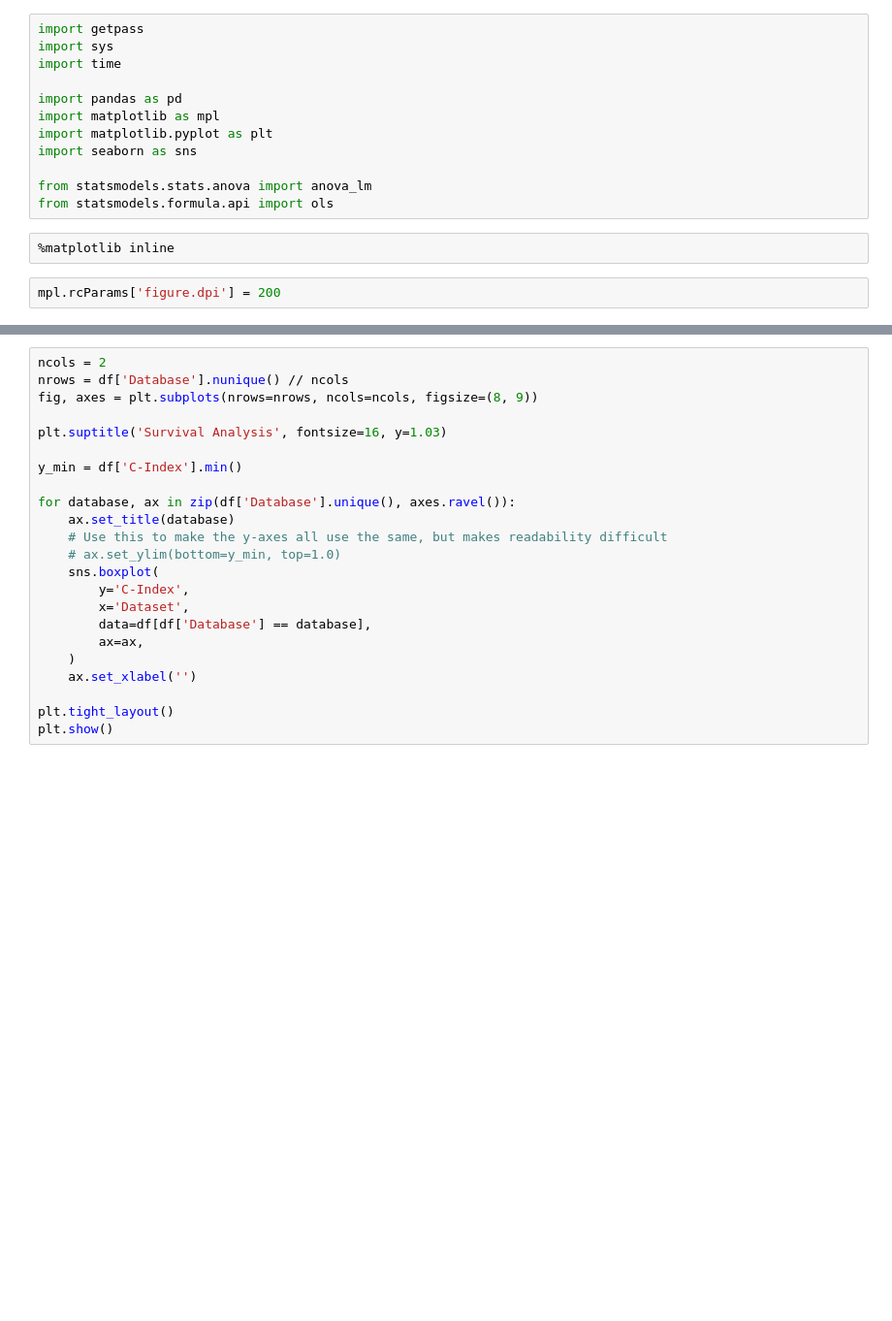
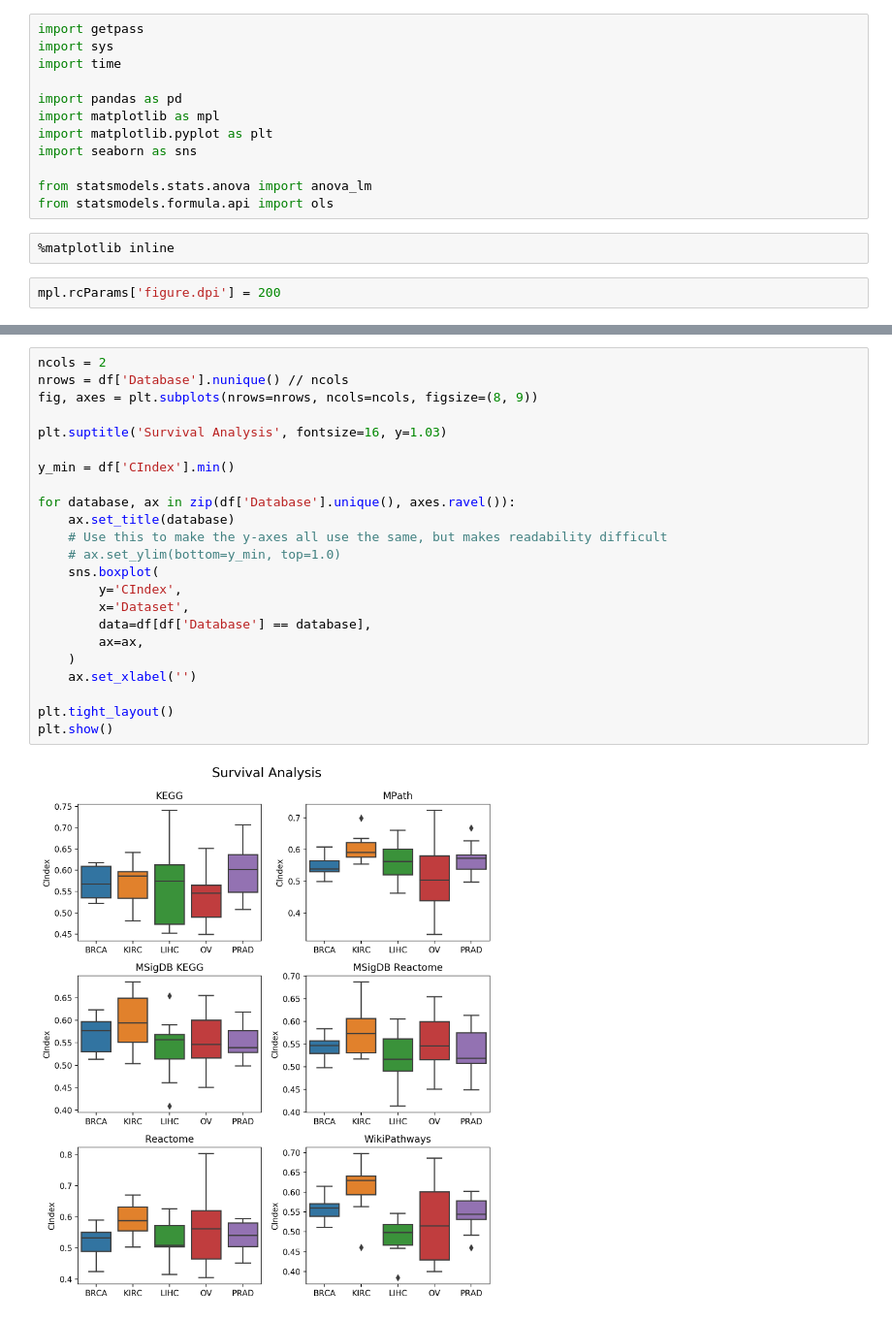
Before and after one commit to pathwayforte/results, a Jupyter notebook: notebooks/evaluation/Plot Evaluation of Survival Analysis.ipynb, the cells around one changed output, grey strips where cells are left out. Shown: that part at 97% size. Drawn from its saved outputs; the diff is of its cells as text; blank space fills up the shorter version.

```diff
--- a/notebooks/evaluation/Plot Evaluation of Survival Analysis.ipynb
+++ b/notebooks/evaluation/Plot Evaluation of Survival Analysis.ipynb
@@ -76,26 +83,28 @@ plt.show()
 # %%
 ncols = 2
 nrows = df['Database'].nunique() // ncols
 fig, axes = plt.subplots(nrows=nrows, ncols=ncols, figsize=(8, 9))
 
 plt.suptitle('Survival Analysis', fontsize=16, y=1.03)
 
-y_min = df['C-Index'].min()
+y_min = df['CIndex'].min()
 
 for database, ax in zip(df['Database'].unique(), axes.ravel()):
     ax.set_title(database)
     # Use this to make the y-axes all use the same, but makes readability difficult
     # ax.set_ylim(bottom=y_min, top=1.0)
     sns.boxplot(
-        y='C-Index',
+        y='CIndex',
         x='Dataset',
         data=df[df['Database'] == database],
         ax=ax,
     )
     ax.set_xlabel('')
 
 plt.tight_layout()
 plt.show()
+# %% [output]
+[figure, added]
 # %%
 fig = plt.figure(figsize=(12, 10))
 
```
Also changed, not shown: parts of 8 cells of this notebook.
